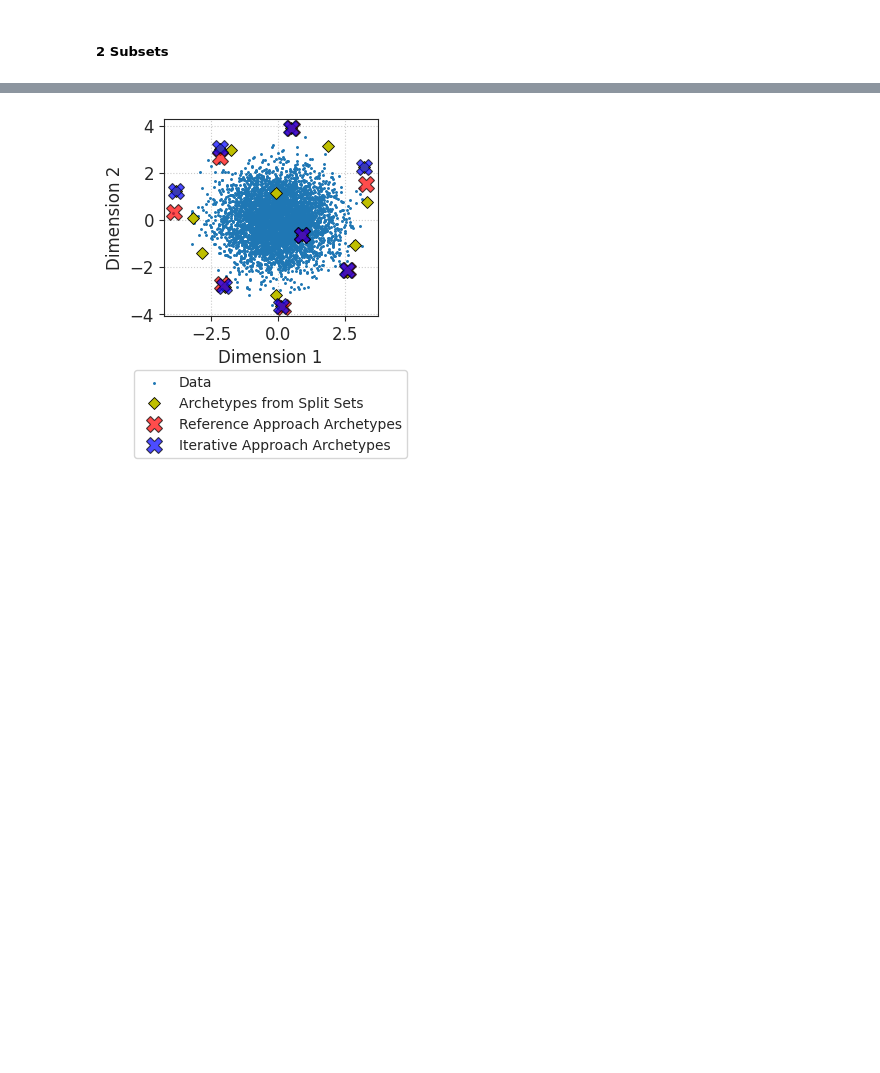
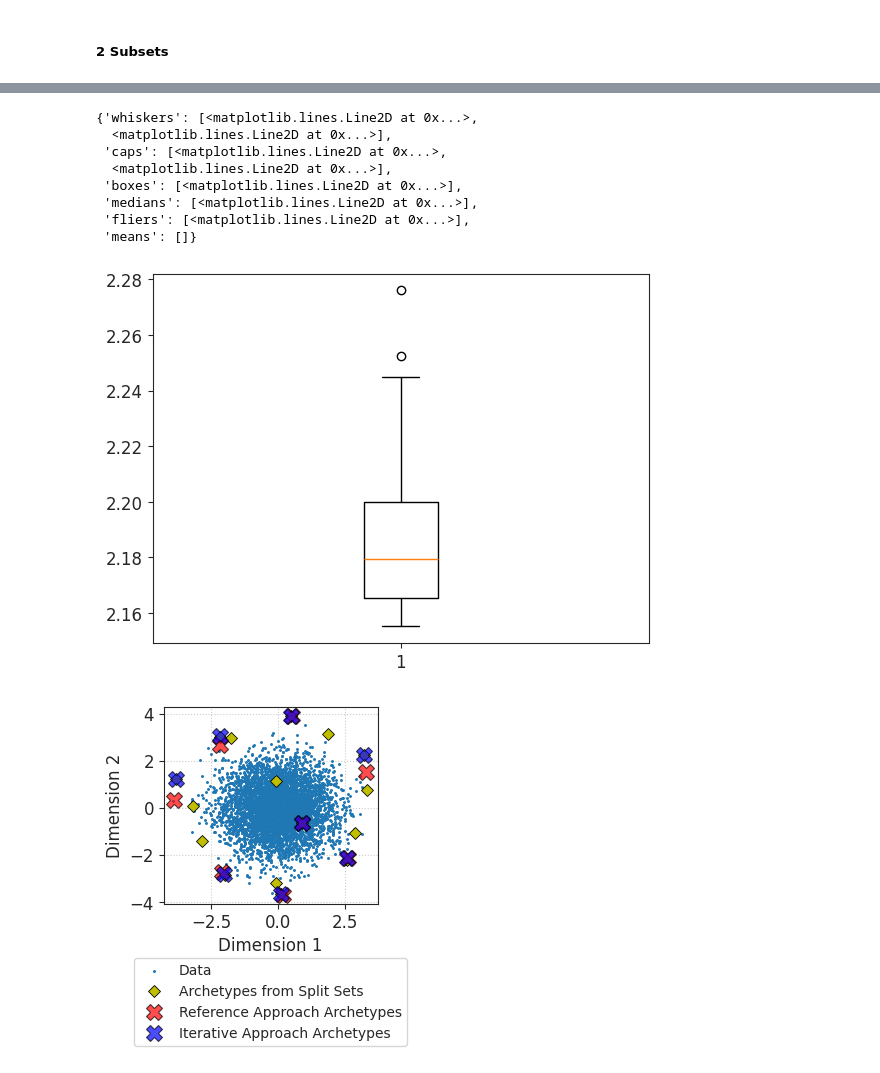
Before and after one commit to Jon-Ting/iteraa, a Jupyter notebook: docs/piaaDemo.ipynb, the cells around one changed output, grey strips where cells are left out. Drawn from its saved outputs; the diff is of its cells as text; code cells hidden in the pictures; blank space fills up the shorter version.

```diff
--- a/docs/piaaDemo.ipynb
+++ b/docs/piaaDemo.ipynb
@@ -226,25 +225,25 @@ def runRAA(Xscaled, numArchetypes=4, robust=False, onlyZ=False, randomState=42,
         print(f"Explained variance: {AAreference.explainedVariance_:.3f}\n")
     return AAreference
 # %%
-def runPIAA1(Xscaled, numArchetypes=4, numSubset=4, shuffle=True, randomState=42, datasetType='uniformSquare',
+def runPIAA1(Xscaled, numArchetypes=4, numSubset=4, shuffle=True, randomState=42, datasetType='uniformSquare', postfixStr='',
              project='q27', queue='normal', numCPUs=48, wallTime='01:00:00', mem=190, jobFS=100,
              email='Jonathan.Ting@anu.edu.au', verbose=False):
     splitRunTime = subsetSplit(Xscaled, nSubsets=numSubset, dataName=datasetType, subsetsPicklesPath=SUBSETS_PICKLES_PATH,
-                               shuffle=shuffle, randomState=randomState, verbose=verbose)
-    # submitAAjobs(nArchetypes=numArchetypes, dataName=datasetType, splitKeyword='data',
-    #              jobscriptsDirPath=JOBSCRIPTS_DIR_PATH,
-    #              subsetsPicklesPath=SUBSETS_PICKLES_PATH,
-    #              outputsPicklesPath=OUTPUTS_PICKLES_PATH,
-    #              AAscriptPath=AA_SCRIPT_PATH,
-    #              project=project, queue=queue, numCPUs=numCPUs, wallTime=wallTime, mem=mem, jobFS=jobFS, email=email,
-    #              verbose=verbose)
+                               postfixStr=postfixStr, shuffle=shuffle, randomState=randomState, verbose=verbose)
+    submitAAjobs(nArchetypes=numArchetypes, dataName=datasetType, splitKeyword='data', postfixStr=postfixStr,
+                 jobscriptsDirPath=JOBSCRIPTS_DIR_PATH,
+                 subsetsPicklesPath=SUBSETS_PICKLES_PATH,
+                 outputsPicklesPath=OUTPUTS_PICKLES_PATH,
+                 AAscriptPath=AA_SCRIPT_PATH,
+                 project=project, queue=queue, numCPUs=numCPUs, wallTime=wallTime, mem=mem, jobFS=jobFS, email=email,
+                 verbose=verbose)
     return splitRunTime
 # %%
 def runPIAA2(Xscaled, numArchetypes=4, numSubset=4, onlyZ=False,
              robust=False, shuffle=True, randomState=RANDOM_STATE,
-             datasetType='uniformSquare', verbose=False, splitRunTime=0.0):
+             datasetType='uniformSquare', postfixStr='', verbose=False, splitRunTime=0.0):
     AAiterative = fitPIAA(Xscaled, nArchetypes=numArchetypes, numSubset=numSubset,
-                          dataName=datasetType, outputsPicklesPath=OUTPUTS_PICKLES_PATH,
+                          dataName=datasetType, outputsPicklesPath=OUTPUTS_PICKLES_PATH, postfixStr=postfixStr,
                           shuffle=shuffle, robust=robust, onlyZ=onlyZ, C=0.0001, tolerance=TOLERANCE,
                           computeXtX=COMPUTE_XTX, stepsFISTA=STEPS_FISTA, stepsAS=STEPS_AS, randominit=RANDOM_INIT,
                           randomState=randomState, numThreads=NUM_JOBS, splitRunTime=splitRunTime, verbose=verbose)
@@ -509,8 +532,11 @@ Reference archetypal analysis execution time: 6.249 s
 Explained variance: 1.000
 # %%
 # Split the data into subsets and run archetypal analysis on each subset (NOTE: job submission could only be done on HPC clusters)
-splitRunTime = runPIAA1(Xscaled, numArchetypes=numArchetypes, numSubset=numSubset, shuffle=SHUFFLE, randomState=RANDOM_STATE,
-                        datasetType=f"{figNamePrefix}{numSubset}S", numCPUs=1, wallTime='00:03:00', mem=5, verbose=VERBOSE)
+splitRunTimes = []
+for i in range(NUM_ITER):
+    splitRunTime = runPIAA1(Xscaled, numArchetypes=numArchetypes, numSubset=numSubset, shuffle=SHUFFLE, randomState=RANDOM_STATE,
+                        datasetType=f"{figNamePrefix}{numSubset}S", postfixStr=f"run{i+1}", numCPUs=1, wallTime='00:03:00', mem=5, verbose=VERBOSE)
+    splitRunTimes.append(splitRunTime)
 # %% [output]
 Splitting data into 2 subsets...
   Subset 1
@@ -519,6 +558,10 @@ Time spent on subset-splitting: 0.016 s
 # %%
 # Obtain the final results from the outcomes of the individual archetypal analysis on the subsets
-AAiterative = runPIAA2(Xscaled, numArchetypes=numArchetypes, numSubset=numSubset, onlyZ=False,
-                       robust=ROBUST, shuffle=SHUFFLE, randomState=RANDOM_STATE,
-                       datasetType=f"{figNamePrefix}{numSubset}S", verbose=VERBOSE, splitRunTime=splitRunTime)
+runTimes = []
+for i in range(NUM_ITER):
+    AAiterative = runPIAA2(Xscaled, numArchetypes=numArchetypes, numSubset=numSubset, onlyZ=False,
+                           robust=ROBUST, shuffle=SHUFFLE, randomState=RANDOM_STATE,
+                           datasetType=f"{figNamePrefix}{numSubset}S", postfixStr=f"run{i+1}",
+                           verbose=VERBOSE, splitRunTime=splitRunTimes[i])
+    runTimes.append(AAiterative.runTime)
 # %% [output]
@@ -542,3 +585,16 @@ RSS AS = 0.16285561
+# %%
+print(runTimes)
+plt.boxplot(runTimes)
+# %% [output]
+{'whiskers': [<matplotlib.lines.Line2D at 0x...>,
+  <matplotlib.lines.Line2D at 0x...>],
+ 'caps': [<matplotlib.lines.Line2D at 0x...>,
+  <matplotlib.lines.Line2D at 0x...>],
+ 'boxes': [<matplotlib.lines.Line2D at 0x...>],
+ 'medians': [<matplotlib.lines.Line2D at 0x...>],
+ 'fliers': [<matplotlib.lines.Line2D at 0x...>],
+ 'means': []}
+[figure, added]
 # %%
 # Compare the parallel iterative approach with the reference approach
 runAAonData(Xscaled, AAreference, AAiterative,
```
Also changed, not shown: parts of 12 cells of this notebook, 2 other files.
